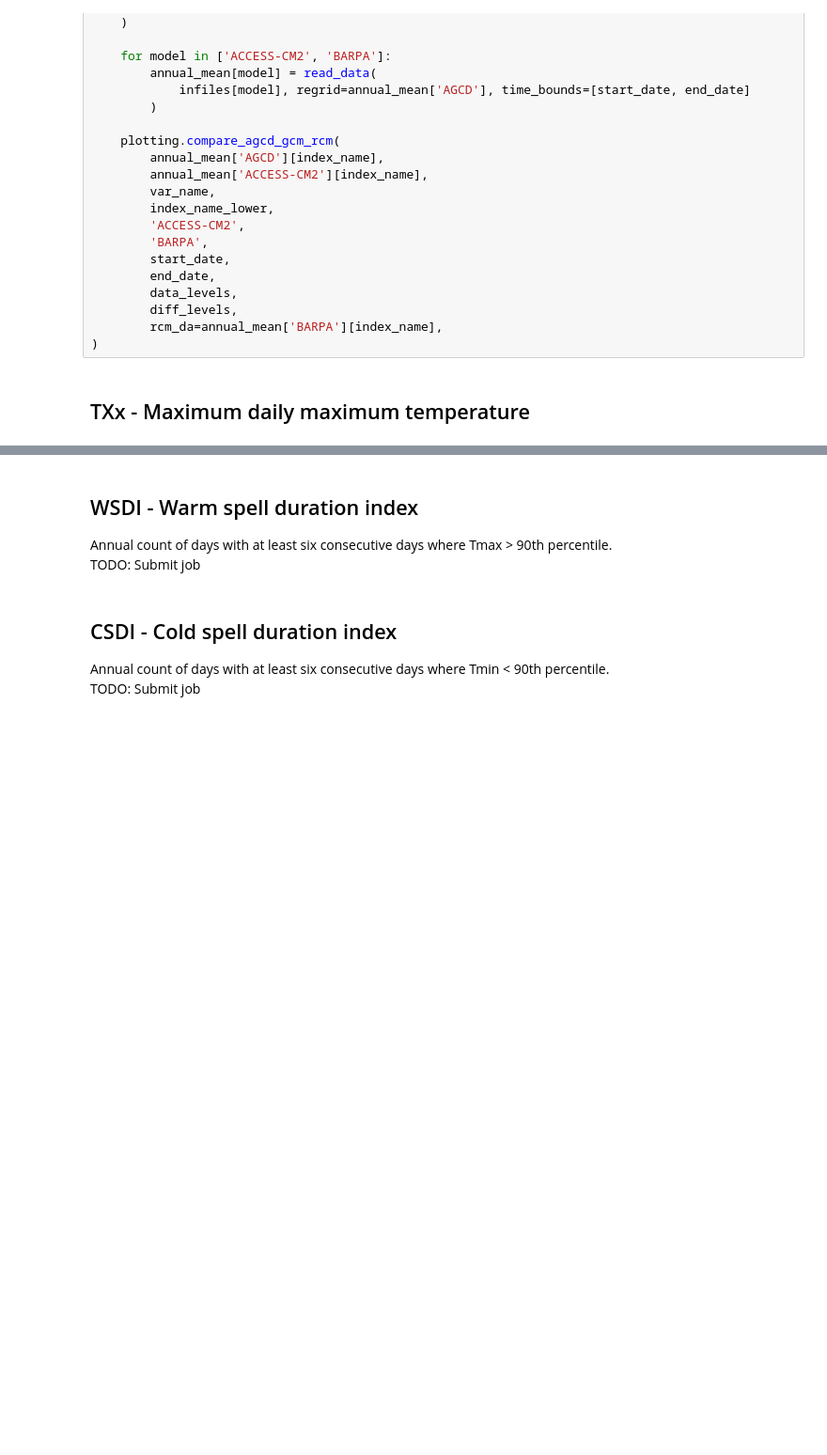
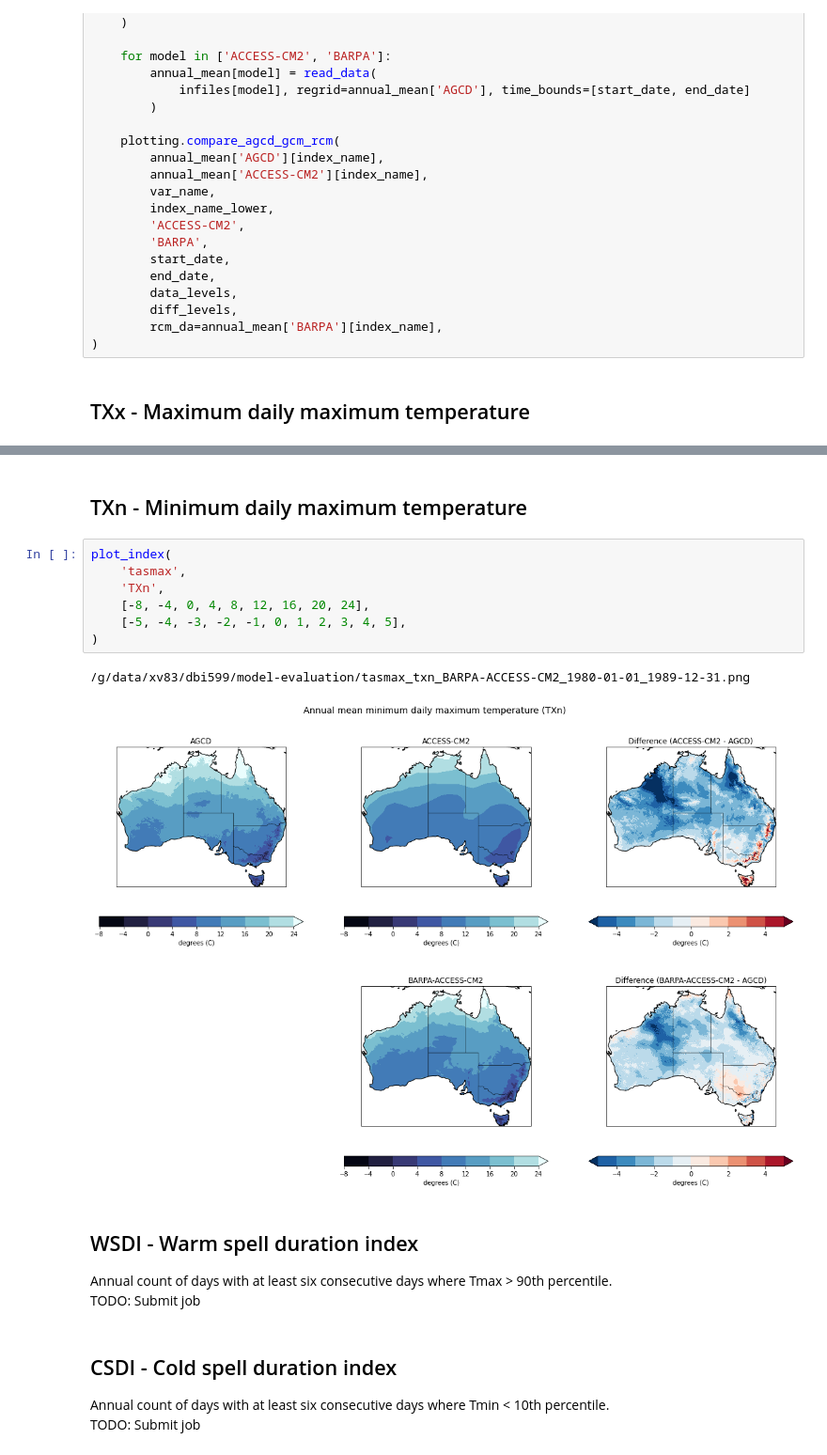
Before and after one commit to AusClimateService/model-evaluation, a Jupyter notebook: temperature_extremes.ipynb, the cells around one changed output, grey strips where cells are left out. Shown at 94% size. Cells and saved outputs as stored; diff of their text form; blank space fills up the shorter version.

```diff
--- a/temperature_extremes.ipynb
+++ b/temperature_extremes.ipynb
@@ -98,3 +98,15 @@ plot_index(
+# %% [markdown]
+## TXn - Minimum daily maximum temperature
+# %%
+plot_index(
+    'tasmax',
+    'TXn',
+    [-8, -4, 0, 4, 8, 12, 16, 20, 24],
+    [-5, -4, -3, -2, -1, 0, 1, 2, 3, 4, 5],
+)
+# %% [output]
+/g/data/xv83/dbi599/model-evaluation/tasmax_txn_BARPA-ACCESS-CM2_1980-01-01_1989-12-31.png
+[figure, added]
 # %% [markdown]
 ## WSDI - Warm spell duration index
 
@@ -103,5 +115,5 @@ TODO: Submit job
 # %% [markdown]
 ## CSDI - Cold spell duration index
 
-Annual count of days with at least six consecutive days where Tmin < 90th percentile.
+Annual count of days with at least six consecutive days where Tmin < 10th percentile.
 TODO: Submit job
```
Also changed, not shown: parts of 1 cell of this notebook, 2 other files.
